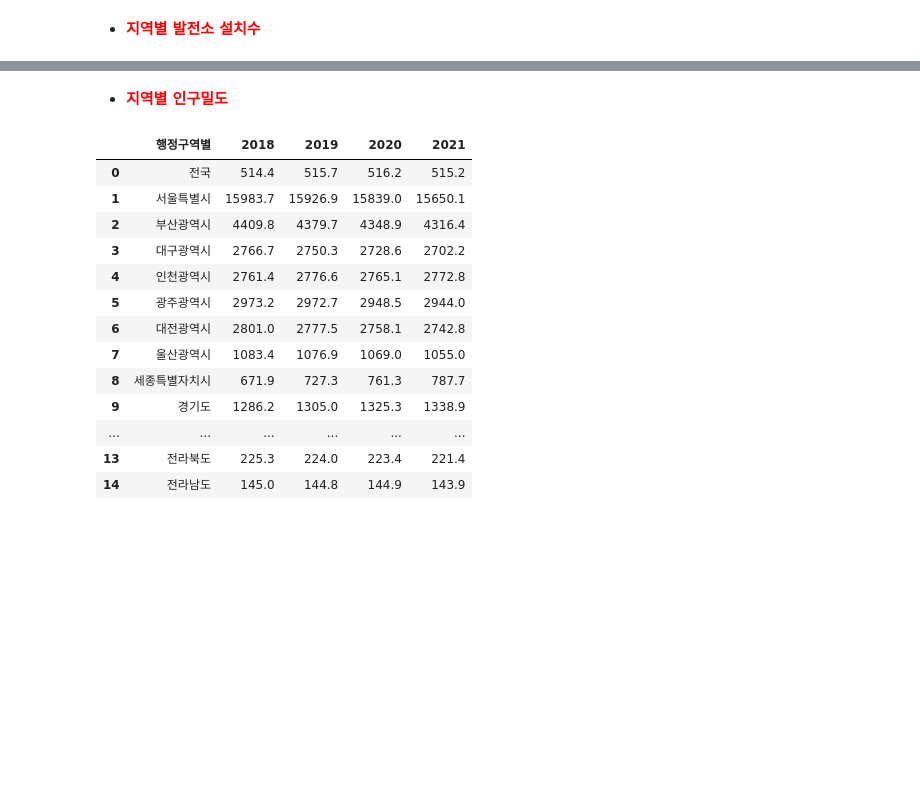
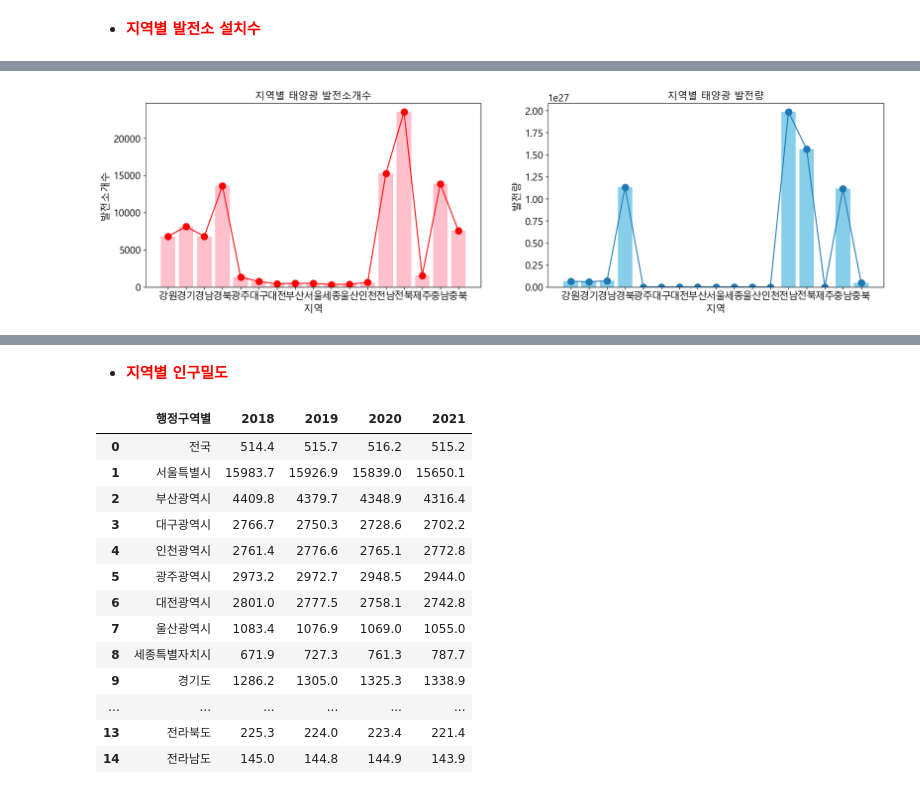
Before and after one commit to iiiiin/KEPCO-Digital-Bootcamp_sprint-1, a Jupyter notebook: Untitled-1.ipynb, the cells around one changed output, grey strips where cells are left out. Drawn from its saved outputs; the diff is of its cells as text; code cells hidden in the pictures; blank space fills up the shorter version.

```diff
--- a/Untitled-1.ipynb
+++ b/Untitled-1.ipynb
@@ -347,0 +393,4 @@ map
+# %%
+facil = pd.read_excel('data/태양광_발전소설치현황_2022.xls')
+facil = facil.drop(columns=['2022년 설치발전소 개소','누적 발전소 개소(2022년까지)'])
+facil
@@ -347,0 +416,10 @@ map
+# %%
+local = facil['구분']
+facil = facil.drop(columns=['구분']).cumsum(1)
+facil = facil['2021년 설치발전소 개소']
+facil.name = '2021년까지 누적값'
+sulby = pd.DataFrame([local,facil.values])
+sulby.columns = sulby.loc['구분'].apply(lambda x : x[:2] if len(x) != 4 else x[0]+x[2])
+sulby = sulby.T.drop(columns='구분').reset_index(False)
+sulby.rename(columns={'구분':'지역','Unnamed 0':'발전소개수'},inplace=True)
+sulby.head()
@@ -347,0 +433,3 @@ map
+# %%
+sulby = sulby.sort_values(by=['지역'])
+sulby
@@ -347,0 +455,5 @@ map
+# %%
+result = pd.merge(df, sulby)
+result
+result.columns=['지역','발전량','발전소개수']
+result
@@ -347,0 +479,17 @@ map
+# %%
+plt.figure(figsize=(20,5))
+plt.subplot(1,2,1)
+plt.bar(result['지역'],result['발전소개수'],color='pink')
+plt.plot(result['지역'],result['발전소개수'],marker='o',color='r',markersize=10)
+plt.title('지역별 태양광 발전소개수',fontsize=15)
+plt.xlabel('지역')
+plt.ylabel('발전소개수')
+plt.subplot(1,2,2)
+plt.bar(result['지역'],result['발전량'],color='skyblue')
+plt.plot(result['지역'],result['발전량'],marker='o',markersize=10)
+plt.xlabel('지역')
+plt.ylabel('발전량')
+plt.title('지역별 태양광 발전량', fontsize = 15)
+plt.show()
+# %% [output]
+[figure, added]
```
Also changed, not shown: parts of 19 cells of this notebook, 23 other files.
